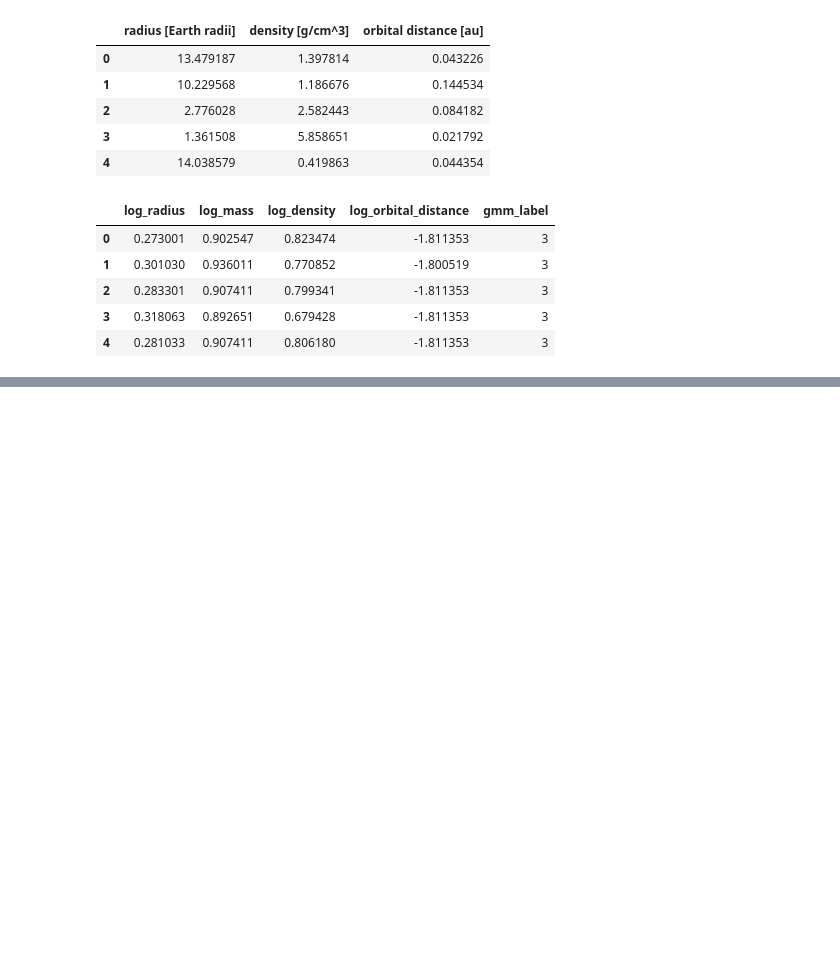
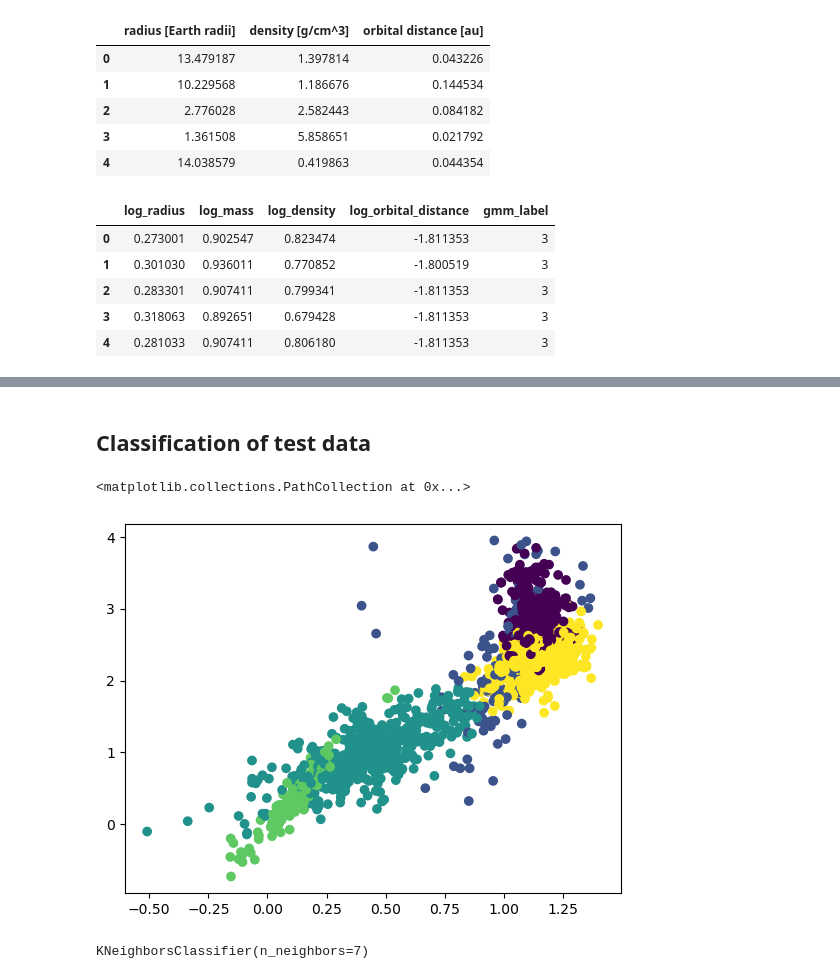
Before and after one commit to TarikOzpamuk/Astro_exercises, a Jupyter notebook: exercise6.ipynb, the cells around one changed output, grey strips where cells are left out. Cells and saved outputs as stored; diff of their text form; code cells hidden in the pictures; blank space fills up the shorter version.

```diff
--- a/exercise6.ipynb
+++ b/exercise6.ipynb
@@ -269,0 +266,16 @@ dtype: int64
+# %% [markdown]
+## Classification of test data
+# %%
+X_train = train_split.to_numpy()
+X_test = test_split.to_numpy()
+
+y_train = X_train[:,-1]
+X_train = X_train[:,0:-1]
+
+y_test = X_test[:,-1]
+X_test = X_test[:,0:-1]
+# %%
+plt.scatter(X_train[:,0],X_train[:,1], c=y_train)
+# %% [output]
+<matplotlib.collections.PathCollection at 0x...>
+[figure, added]
@@ -269,0 +320,14 @@ dtype: int64
+# %%
+from sklearn.neighbors import KNeighborsClassifier
+
+knn1 = KNeighborsClassifier(n_neighbors=1)
+knn3 = KNeighborsClassifier(n_neighbors=3)
+knn5 = KNeighborsClassifier(n_neighbors=5)
+knn7 = KNeighborsClassifier(n_neighbors=7)
+
+knn1.fit(X_train, y_train)
+knn3.fit(X_train, y_train)
+knn5.fit(X_train, y_train)
+knn7.fit(X_train, y_train)
+# %% [output]
+KNeighborsClassifier(n_neighbors=7)
```
Also changed, not shown: parts of 19 cells of this notebook.
